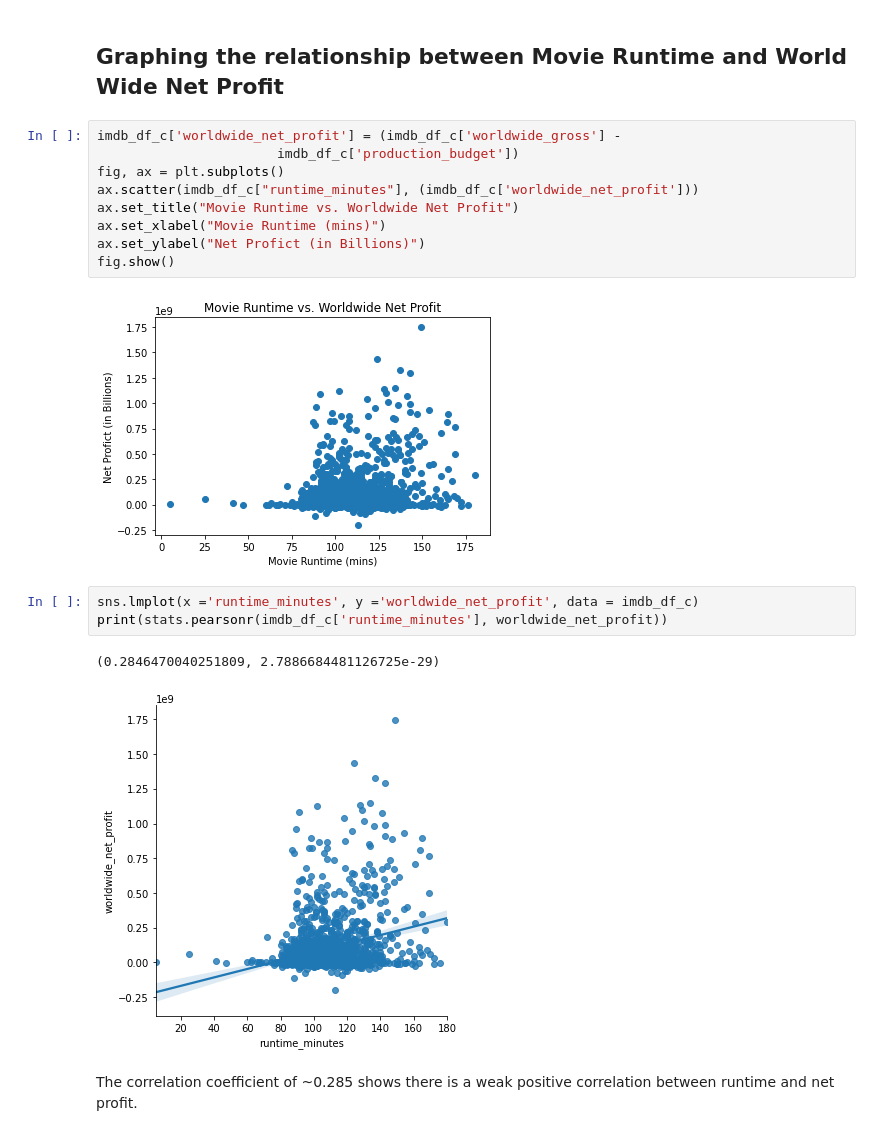
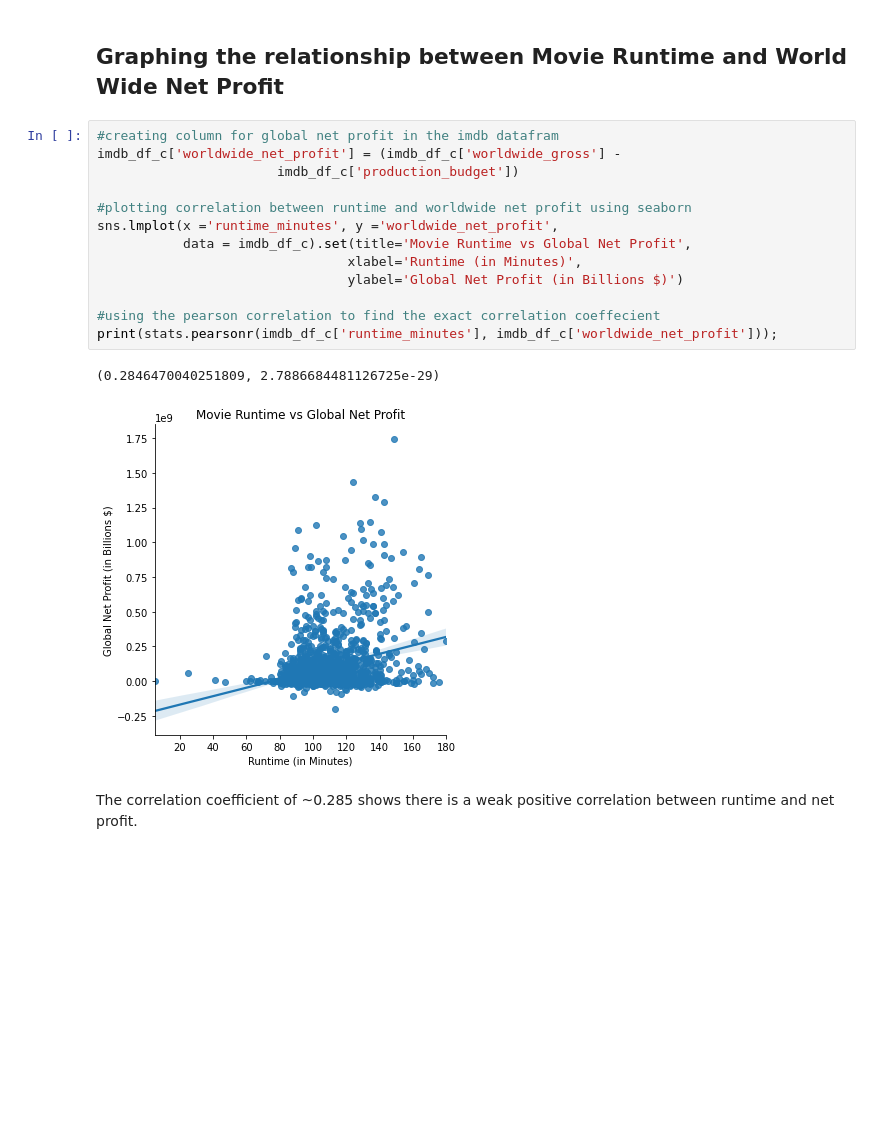
Before and after one commit to doriggs/Semester1Capstone, a Jupyter notebook: student.ipynb, the cells around one changed output. Drawn from its saved outputs; the diff is of its cells as text; blank space fills up the shorter version.

```diff
--- a/student.ipynb
+++ b/student.ipynb
@@ -282,23 +273,22 @@ imdb_df_c = imdb_df.merge(tn_df, how = "inner",
                           right_on = ["movie","release_year"])
 # %% [markdown]
 ## Graphing the relationship between Movie Runtime and World Wide Net Profit
-# %%
-imdb_df_c['worldwide_net_profit'] = (imdb_df_c['worldwide_gross'] -
-                       imdb_df_c['production_budget'])
-fig, ax = plt.subplots()
-ax.scatter(imdb_df_c["runtime_minutes"], (imdb_df_c['worldwide_net_profit']))
-ax.set_title("Movie Runtime vs. Worldwide Net Profit")
-ax.set_xlabel("Movie Runtime (mins)")
-ax.set_ylabel("Net Profict (in Billions)")
-fig.show()
-# %% [output]
-[figure, removed]
-# %%
-sns.lmplot(x ='runtime_minutes', y ='worldwide_net_profit', data = imdb_df_c)
-print(stats.pearsonr(imdb_df_c['runtime_minutes'], worldwide_net_profit))
-# %% [output]
-(0.2846470040251809, 2.7886684481126725e-29)
-[figure, removed]
+# %%
+#creating column for global net profit in the imdb datafram
+imdb_df_c['worldwide_net_profit'] = (imdb_df_c['worldwide_gross'] -
+                       imdb_df_c['production_budget'])
+
+#plotting correlation between runtime and worldwide net profit using seaborn
+sns.lmplot(x ='runtime_minutes', y ='worldwide_net_profit',
+           data = imdb_df_c).set(title='Movie Runtime vs Global Net Profit',
+                                xlabel='Runtime (in Minutes)',
+                                ylabel='Global Net Profit (in Billions $)')
+
+#using the pearson correlation to find the exact correlation coeffecient
+print(stats.pearsonr(imdb_df_c['runtime_minutes'], imdb_df_c['worldwide_net_profit']));
+# %% [output]
+(0.2846470040251809, 2.7886684481126725e-29)
+[figure, added]
 # %% [markdown]
 The correlation coefficient of ~0.285 shows there is a weak positive correlation between runtime and net profit.
 # %% [markdown]
```
Also changed, not shown: parts of 2 cells of this notebook.
